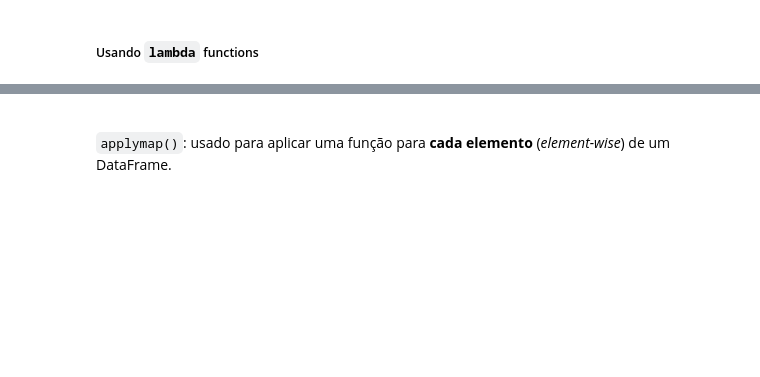
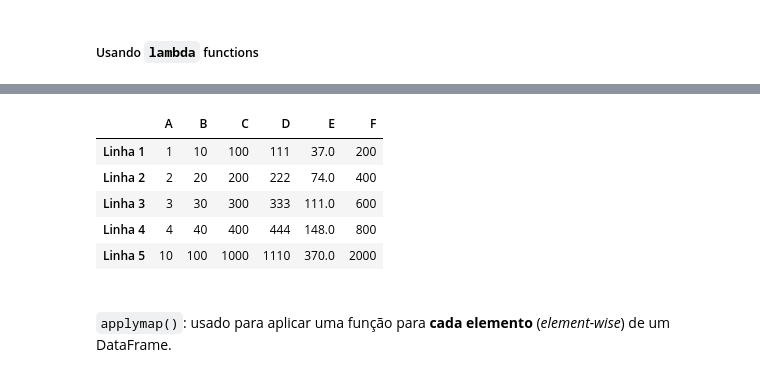
Before and after one commit to alvarofonteles/pandas_samuka, a Jupyter notebook: manipulacao_de_dados_codigo_base.ipynb, the cells around one changed output, grey strips where cells are left out. Cells and saved outputs as stored; diff of their text form; code cells hidden in the pictures; blank space fills up the shorter version.

```diff
--- a/manipulacao_de_dados_codigo_base.ipynb
+++ b/manipulacao_de_dados_codigo_base.ipynb
@@ -2222,5 +2493,13 @@ df
 <img src='./image/pandas_axis.jpg' width=500/>
 
 Fonte: https://www.allthesnippets.com/browse/pandas/df_axis.html
+# %%
+def minha_soma(series):
+    return series.sum()  # retorna a soma de todas as linha
 # %% [markdown]
 <img src='./image/apply_axis_1.png' width=250/>
+# %%
+# cria uma nova coluna somando todas as linhas
+# 0 index, 1 columns, pode passar o numero também
+df['D'] = df.apply(minha_soma, axis='columns')
+df
@@ -2227,2 +2512,7 @@ Fonte: https://www.allthesnippets.com/browse/pandas/df_axis.html
 # %% [markdown]
 <img src='./image/apply_axis_0.png' width=250/>
+# %%
+# vou passar numero pois tbm pode, no caso 0 é para index/linhas
+# usa se o loc pra verificar se existe, senao ele cria uma nova
+df.loc['Linha 5'] = df.apply(minha_soma, axis=0)
+df
@@ -2229,2 +2526,6 @@ Fonte: https://www.allthesnippets.com/browse/pandas/df_axis.html
 # %% [markdown]
 ##### Usando `lambda` functions
+# %%
+# media das colunas na linhna
+df['E'] = df[['A', 'B', 'C']].apply(lambda series: series.mean(), axis=1)
+df
@@ -2231,5 +2557,16 @@ Fonte: https://www.allthesnippets.com/browse/pandas/df_axis.html
 # %% [markdown]
 <img src='./image/apply_axis_1_mean.png' width=350/>
+# %%
+# msm coisa se fizer assim
+df['F'] = df['C'] * 2 # não precisaria de lambda nesse caso
+df
+# %% [output]
+|  | A | B | C | D | E | F |
+| Linha 1 | 1 | 10 | 100 | 111 | 37.0 | 200 |
+| Linha 2 | 2 | 20 | 200 | 222 | 74.0 | 400 |
+| Linha 3 | 3 | 30 | 300 | 333 | 111.0 | 600 |
+| Linha 4 | 4 | 40 | 400 | 444 | 148.0 | 800 |
+| Linha 5 | 10 | 100 | 1000 | 1110 | 370.0 | 2000 |
 # %% [markdown]
 <br/>
 
```
Also changed, not shown: parts of 40 cells of this notebook, 2 other files.
